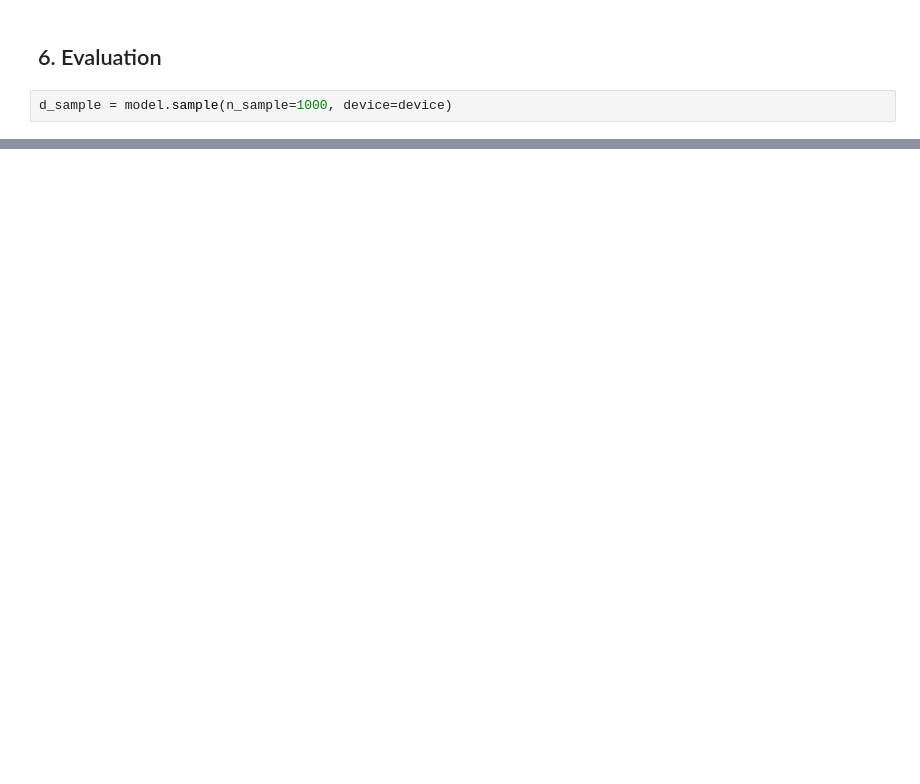
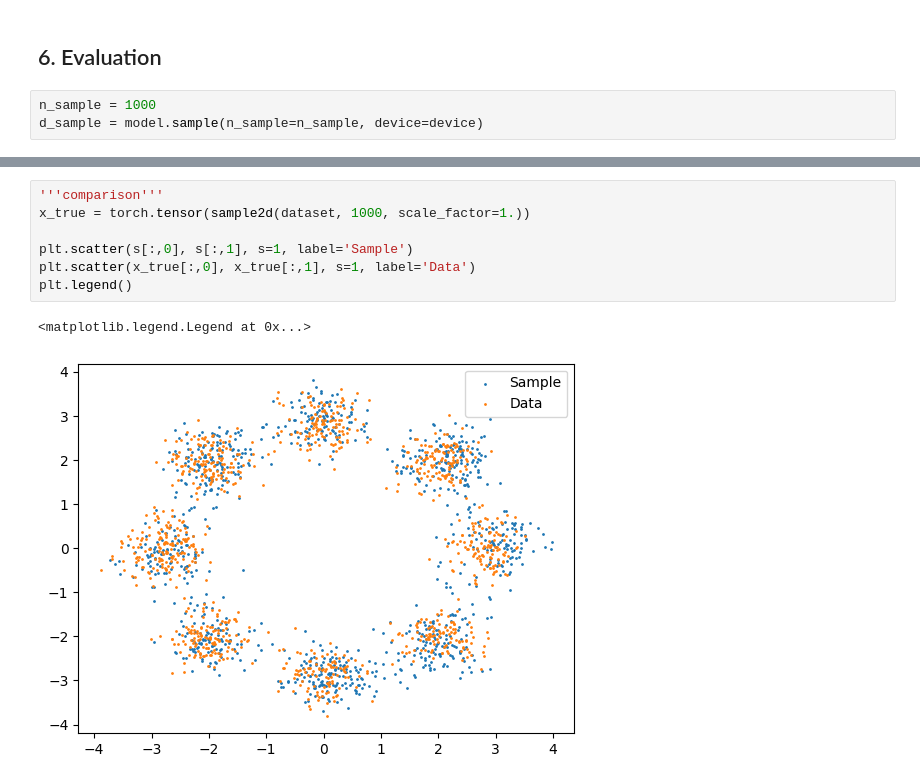
Before and after one commit to swyoon/kias-hyu-diffusion-tutorial-2023, a Jupyter notebook: diffusion_model_hands_on.ipynb, the cells around one changed output, grey strips where cells are left out. Drawn from its saved outputs; the diff is of its cells as text; blank space fills up the shorter version.

```diff
--- a/diffusion_model_hands_on.ipynb
+++ b/diffusion_model_hands_on.ipynb
@@ -549,7 +554,8 @@ plt.plot(l_loss)
 # %% [markdown]
 ## 6. Evaluation
 # %%
-d_sample = model.sample(n_sample=1000, device=device)
+n_sample = 1000
+d_sample = model.sample(n_sample=n_sample, device=device)
 # %%
 s = d_sample['sample'].detach()
 plt.scatter(s[:, 0], s[:, 1], s=1)
@@ -558,0 +565,10 @@ plt.scatter(s[:, 0], s[:, 1], s=1)
+# %%
+'''comparison'''
+x_true = torch.tensor(sample2d(dataset, 1000, scale_factor=1.))
+
+plt.scatter(s[:,0], s[:,1], s=1, label='Sample')
+plt.scatter(x_true[:,0], x_true[:,1], s=1, label='Data')
+plt.legend()
+# %% [output]
+<matplotlib.legend.Legend at 0x...>
+[figure, added]
```
Also changed, not shown: parts of 13 cells of this notebook, 1 other file.
